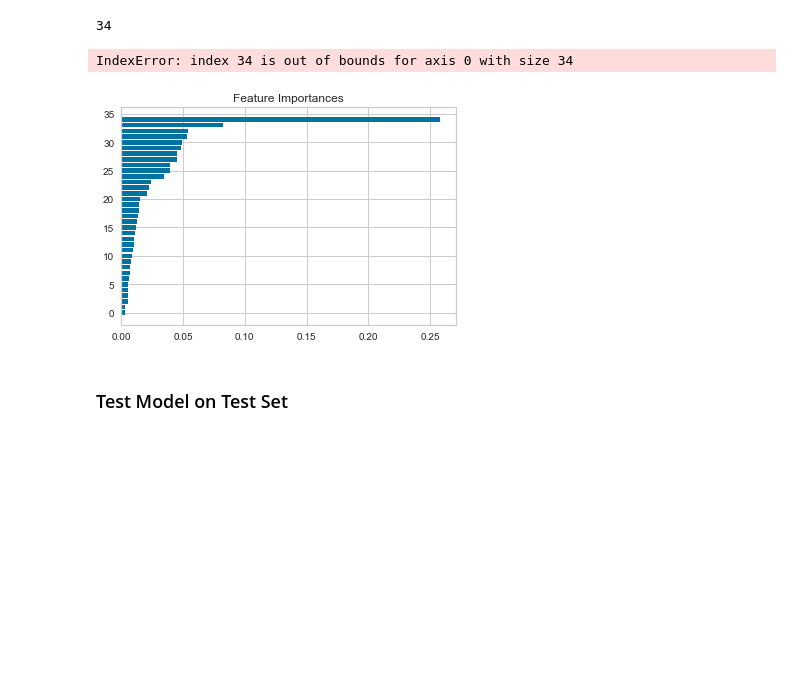
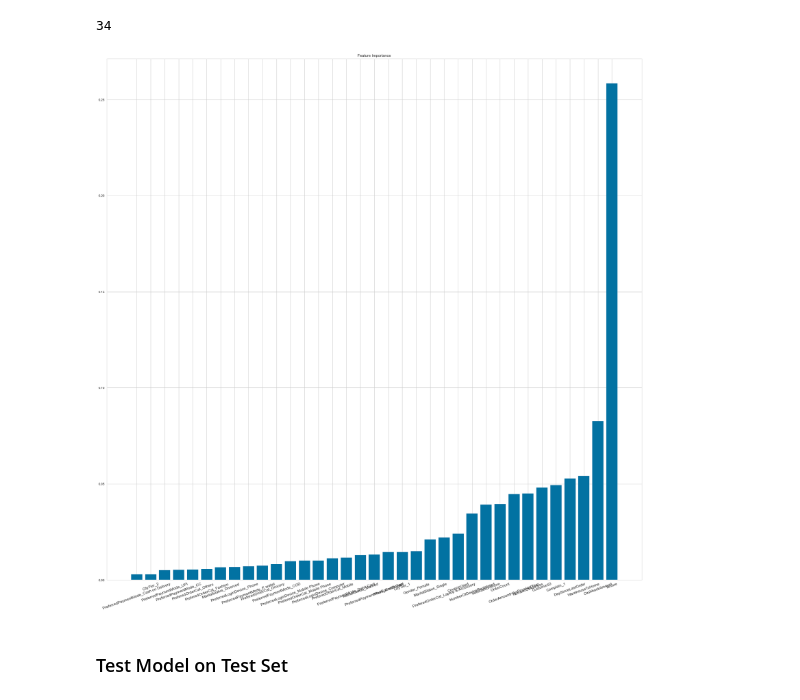
Before and after one commit to McGill-MMA-EnterpriseAnalytics/Churn-Analysis, a Jupyter notebook: Enterprise Group Project - DRAFT.ipynb, the cells around one changed output. Saved outputs shown, nothing was run; the diff lists cells and outputs as text; code cells hidden in the pictures; blank space fills up the shorter version.

```diff
--- a/Enterprise Group Project - DRAFT.ipynb
+++ b/Enterprise Group Project - DRAFT.ipynb
@@ -2133,12 +2133,19 @@ array([0.04794995, 0.25837347, 0.05417137, 0.01446873, 0.03445345,
 len(X_train_ros.columns)
 # %% [output]
 34
-# %%
-df_feature_importance = pd.DataFrame(reg.feature_importances_, index=boston.feature_names, columns=['feature importance']).sort_values('feature importance', ascending=False)
-df_feature_importance
-# %% [output]
-IndexError: index 34 is out of bounds for axis 0 with size 34
-[figure, removed]
+# %%
+names = [X_test_ros.columns[i] for i in indices]
+
+plt.figure(figsize=(30, 30))
+plt.bar(range(X_test_ros.shape[1]), importances[indices])
+# Add feature names as x-axis labels
+plt.xticks(range(X_test_ros.shape[1]), names, rotation=20, fontsize = 12)
+# Create plot title
+plt.title("Feature Importance")
+# Show plot
+plt.show()
+# %% [output]
+[figure, added]
 # %% [markdown]
 ### Test Model on Test Set
 # %% [markdown]
```
